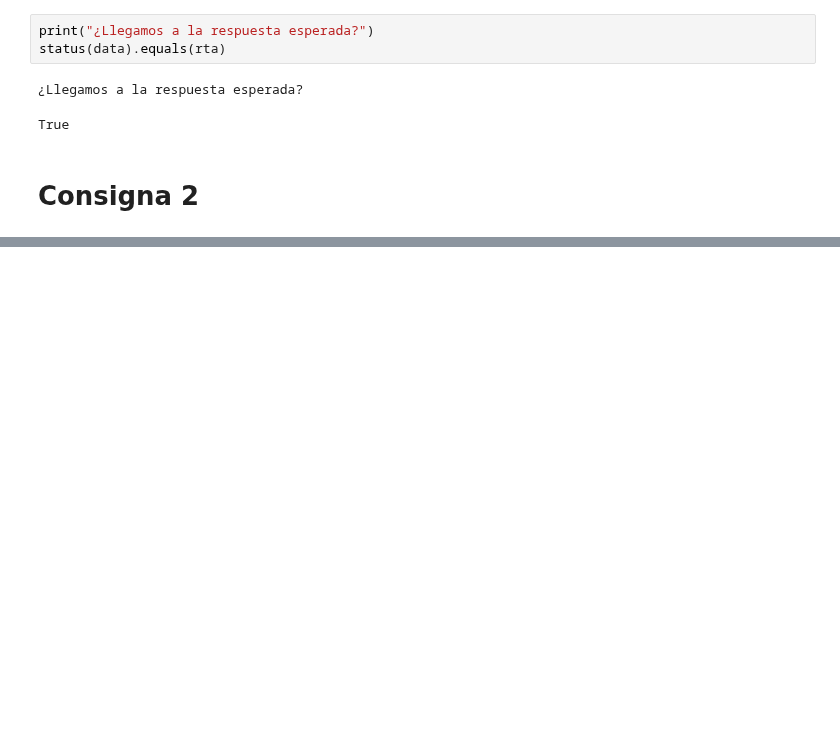
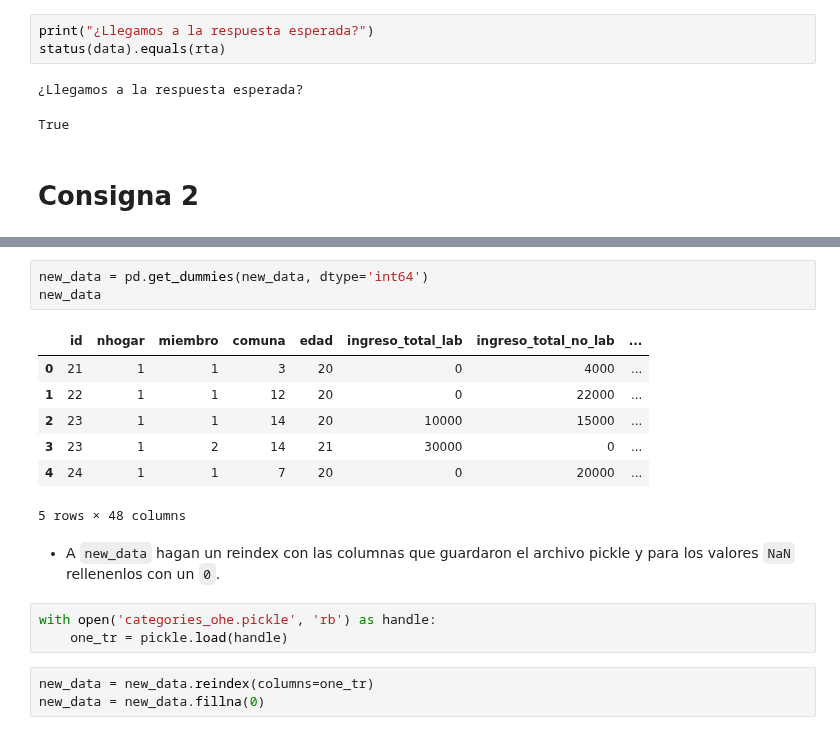
Before and after one commit to alejo-cuello/bootcamp-ds-mlops, a Jupyter notebook: 04-prep-datos-y-modelos-ml/preparacion-datos-EPH.ipynb, the cells around one changed output, grey strips where cells are left out. Cells and saved outputs as stored; diff of their text form; blank space fills up the shorter version.

```diff
--- a/04-prep-datos-y-modelos-ml/preparacion-datos-EPH.ipynb
+++ b/04-prep-datos-y-modelos-ml/preparacion-datos-EPH.ipynb
@@ -456,0 +464,19 @@ True
+# %%
+new_data = pd.get_dummies(new_data, dtype='int64')
+new_data
+# %% [output]
+|  | id | nhogar | miembro | comuna | edad | ingreso_total_lab | ingreso_total_no_lab | ... |
+| 0 | 21 | 1 | 1 | 3 | 20 | 0 | 4000 | ... |
+| 1 | 22 | 1 | 1 | 12 | 20 | 0 | 22000 | ... |
+| 2 | 23 | 1 | 1 | 14 | 20 | 10000 | 15000 | ... |
+| 3 | 23 | 1 | 2 | 14 | 21 | 30000 | 0 | ... |
+| 4 | 24 | 1 | 1 | 7 | 20 | 0 | 20000 | ... |
+5 rows × 48 columns
+# %% [markdown]
+- A `new_data` hagan un reindex con las columnas que guardaron el archivo pickle y para los valores `NaN` rellenenlos con un `0`.
+# %%
+with open('categories_ohe.pickle', 'rb') as handle:
+    one_tr = pickle.load(handle)
+# %%
+new_data = new_data.reindex(columns=one_tr)
+new_data = new_data.fillna(0)
```
Also changed, not shown: parts of 18 cells of this notebook, 2 other files.
